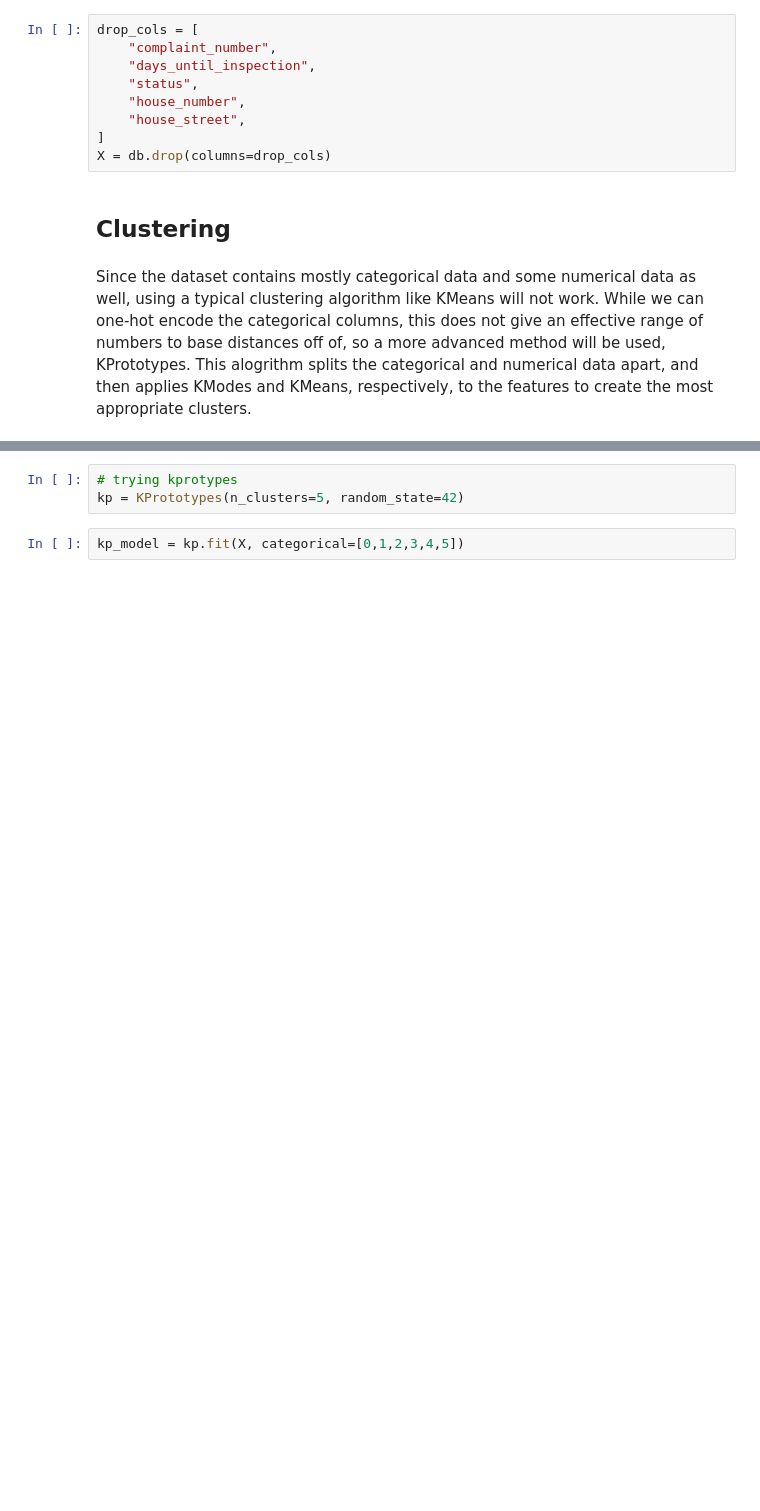
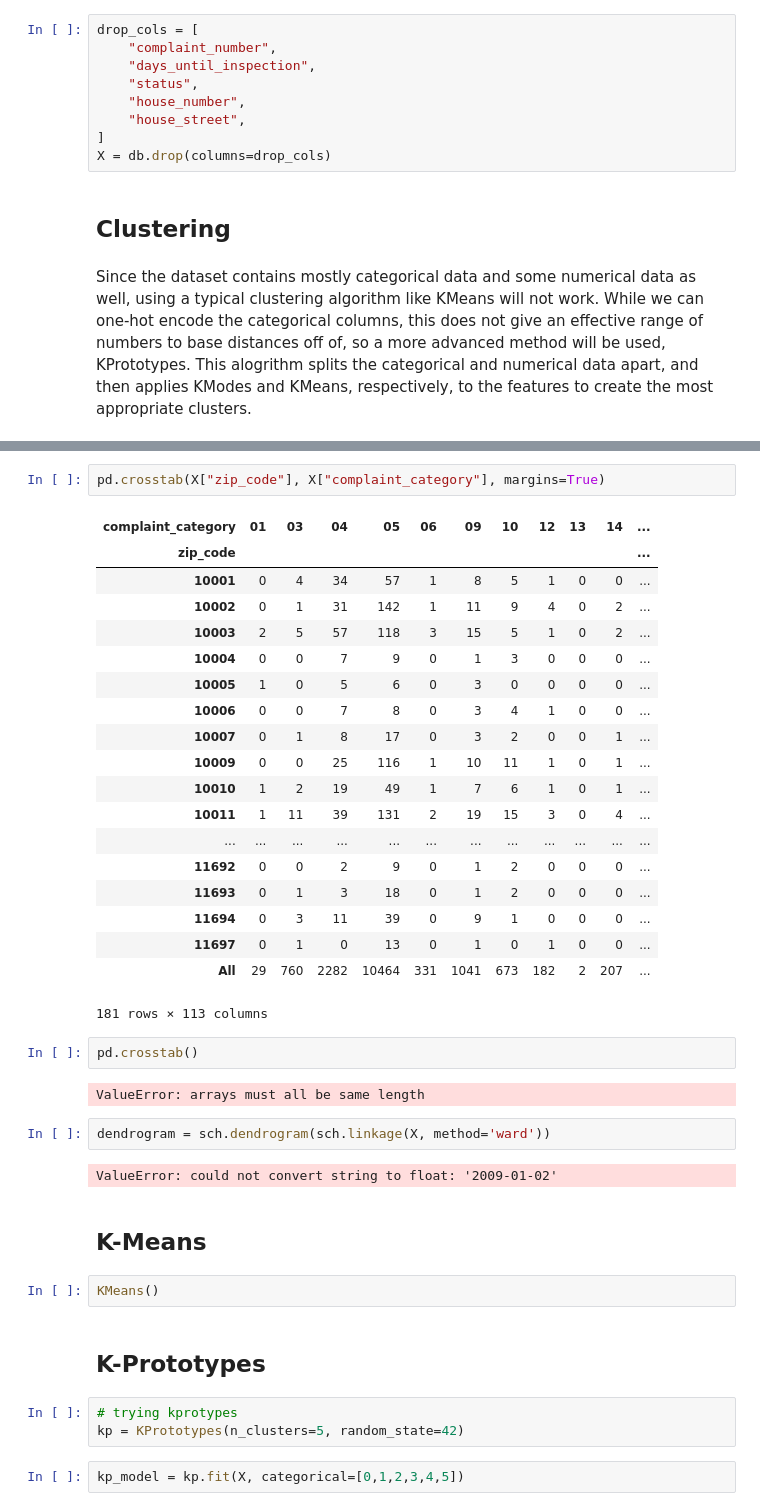
Before and after one commit to Shaddyjr/dob_complaints, a Jupyter notebook: jeremy/clustering.ipynb, the cells around one changed output, grey strips where cells are left out. Drawn from its saved outputs; the diff is of its cells as text; blank space fills up the shorter version.

```diff
--- a/jeremy/clustering.ipynb
+++ b/jeremy/clustering.ipynb
@@ -53,3 +272,39 @@ X.head()
+# %%
+pd.crosstab(X["zip_code"], X["complaint_category"], margins=True)
+# %% [output]
+| complaint_category | 01 | 03 | 04 | 05 | 06 | 09 | 10 | 12 | 13 | 14 | ... |
+| zip_code |  |  |  |  |  |  |  |  |  |  | ... |
+| 10001 | 0 | 4 | 34 | 57 | 1 | 8 | 5 | 1 | 0 | 0 | ... |
+| 10002 | 0 | 1 | 31 | 142 | 1 | 11 | 9 | 4 | 0 | 2 | ... |
+| 10003 | 2 | 5 | 57 | 118 | 3 | 15 | 5 | 1 | 0 | 2 | ... |
+| 10004 | 0 | 0 | 7 | 9 | 0 | 1 | 3 | 0 | 0 | 0 | ... |
+| 10005 | 1 | 0 | 5 | 6 | 0 | 3 | 0 | 0 | 0 | 0 | ... |
+| 10006 | 0 | 0 | 7 | 8 | 0 | 3 | 4 | 1 | 0 | 0 | ... |
+| 10007 | 0 | 1 | 8 | 17 | 0 | 3 | 2 | 0 | 0 | 1 | ... |
+| 10009 | 0 | 0 | 25 | 116 | 1 | 10 | 11 | 1 | 0 | 1 | ... |
+| 10010 | 1 | 2 | 19 | 49 | 1 | 7 | 6 | 1 | 0 | 1 | ... |
+| 10011 | 1 | 11 | 39 | 131 | 2 | 19 | 15 | 3 | 0 | 4 | ... |
+| ... | ... | ... | ... | ... | ... | ... | ... | ... | ... | ... | ... |
+| 11692 | 0 | 0 | 2 | 9 | 0 | 1 | 2 | 0 | 0 | 0 | ... |
+| 11693 | 0 | 1 | 3 | 18 | 0 | 1 | 2 | 0 | 0 | 0 | ... |
+| 11694 | 0 | 3 | 11 | 39 | 0 | 9 | 1 | 0 | 0 | 0 | ... |
+| 11697 | 0 | 1 | 0 | 13 | 0 | 1 | 0 | 1 | 0 | 0 | ... |
+| All | 29 | 760 | 2282 | 10464 | 331 | 1041 | 673 | 182 | 2 | 207 | ... |
+181 rows × 113 columns
+# %%
+pd.crosstab()
+# %% [output]
+ValueError: arrays must all be same length
+# %%
+dendrogram = sch.dendrogram(sch.linkage(X, method='ward'))
+# %% [output]
+ValueError: could not convert string to float: '2009-01-02'
+# %% [markdown]
+## K-Means
+# %%
+KMeans()
+# %% [markdown]
+## K-Prototypes
 # %%
 # trying kprotypes
 kp = KPrototypes(n_clusters=5, random_state=42)
```
Also changed, not shown: parts of 28 cells of this notebook, 2 other files.
